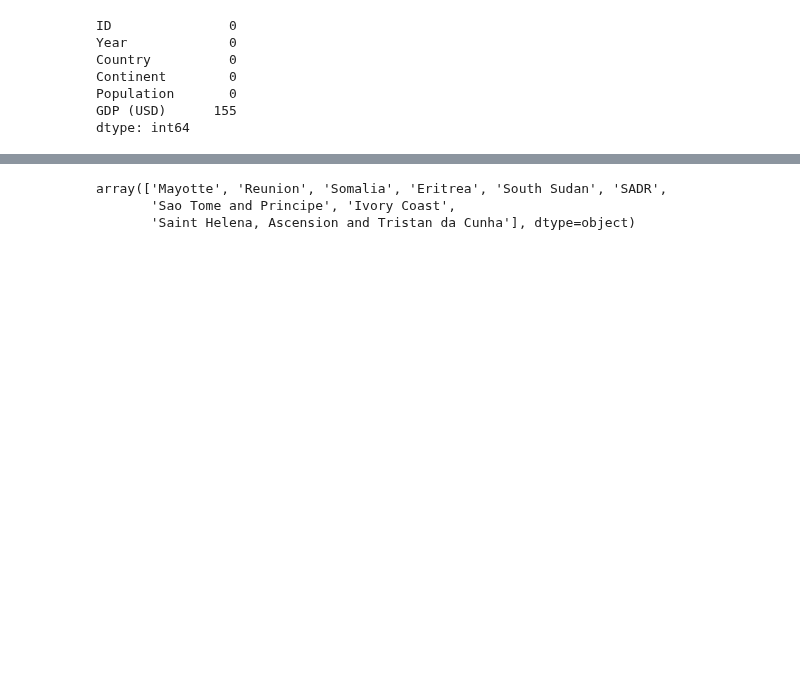
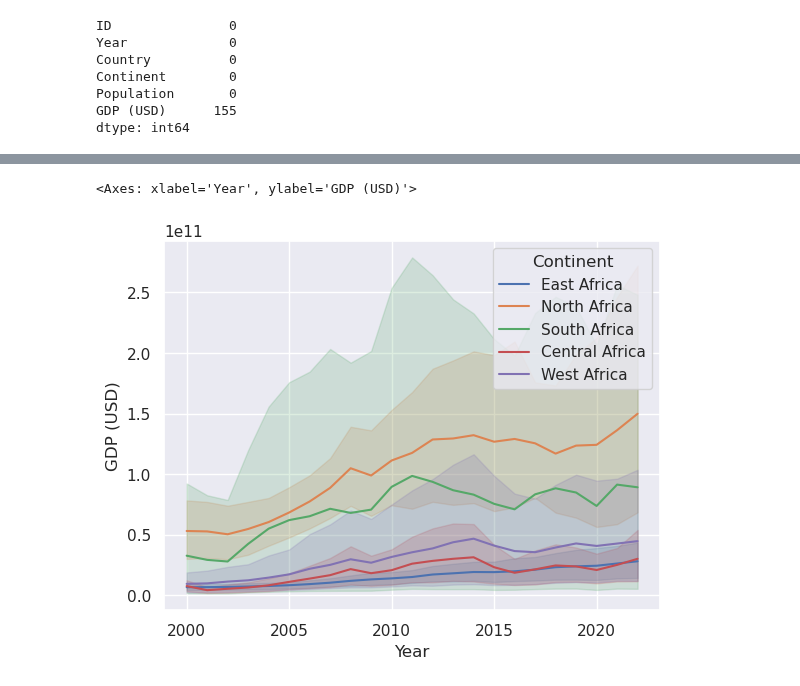
Before and after one commit to LaxmiVatsalyaDaita/Kaggle, a Jupyter notebook: gdp-africa.ipynb, the cells around one changed output, grey strips where cells are left out. Drawn from its saved outputs; the diff is of its cells as text; code cells hidden in the pictures; blank space fills up the shorter version.

```diff
--- a/gdp-africa.ipynb
+++ b/gdp-africa.ipynb
@@ -72,3 +76,5 @@ Continent        0
 Population       0
 GDP (USD)      155
 dtype: int64
+# %%
+data['GDP (USD)'] = data['GDP (USD)'].fillna(data.groupby('Continent')['GDP (USD)'].transform('mean'))
@@ -75,8 +91,5 @@ dtype: int64
 # %%
-row_with_missing = data[data['GDP (USD)'].isnull()]
+sns.lineplot(data = data, x = 'Year', y = 'GDP (USD)', hue = 'Continent')
+# %% [output]
+<Axes: xlabel='Year', ylabel='GDP (USD)'>
+[figure, added]
-# %%
-row_with_missing['Country'].unique()
-# %% [output]
-array(['Mayotte', 'Reunion', 'Somalia', 'Eritrea', 'South Sudan', 'SADR',
-       'Sao Tome and Principe', 'Ivory Coast',
-       'Saint Helena, Ascension and Tristan da Cunha'], dtype=object)
```
Also changed, not shown: parts of 4 cells of this notebook.
